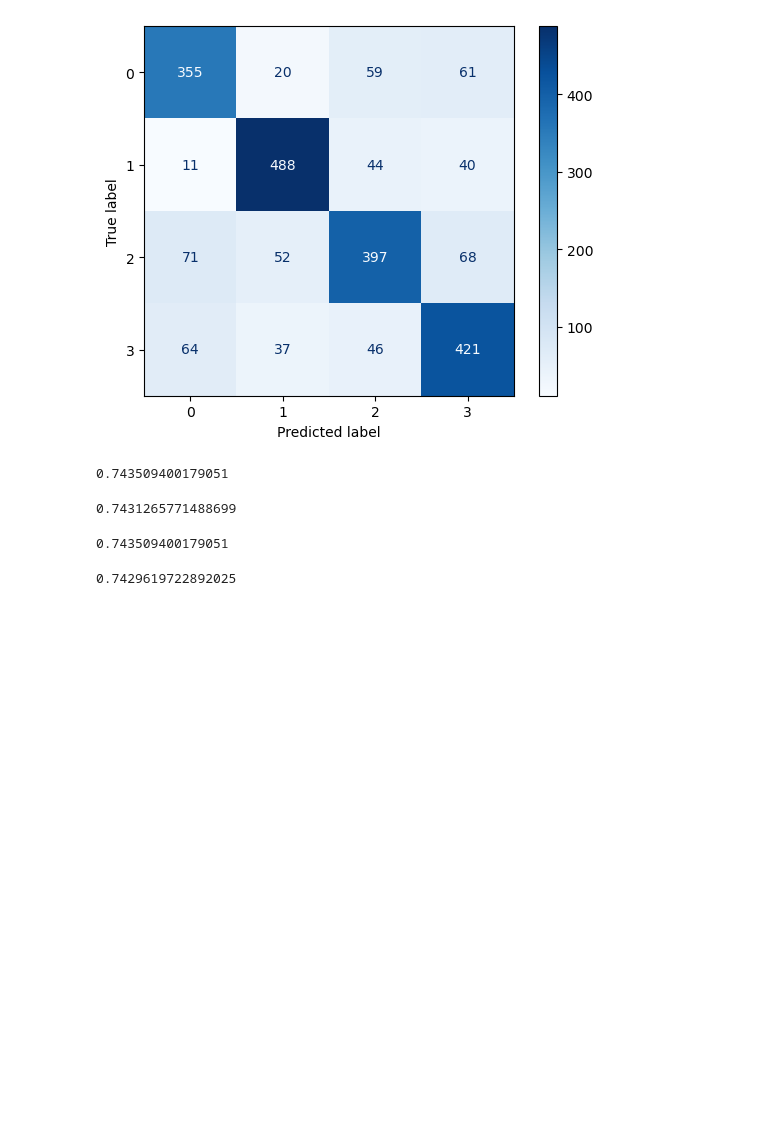
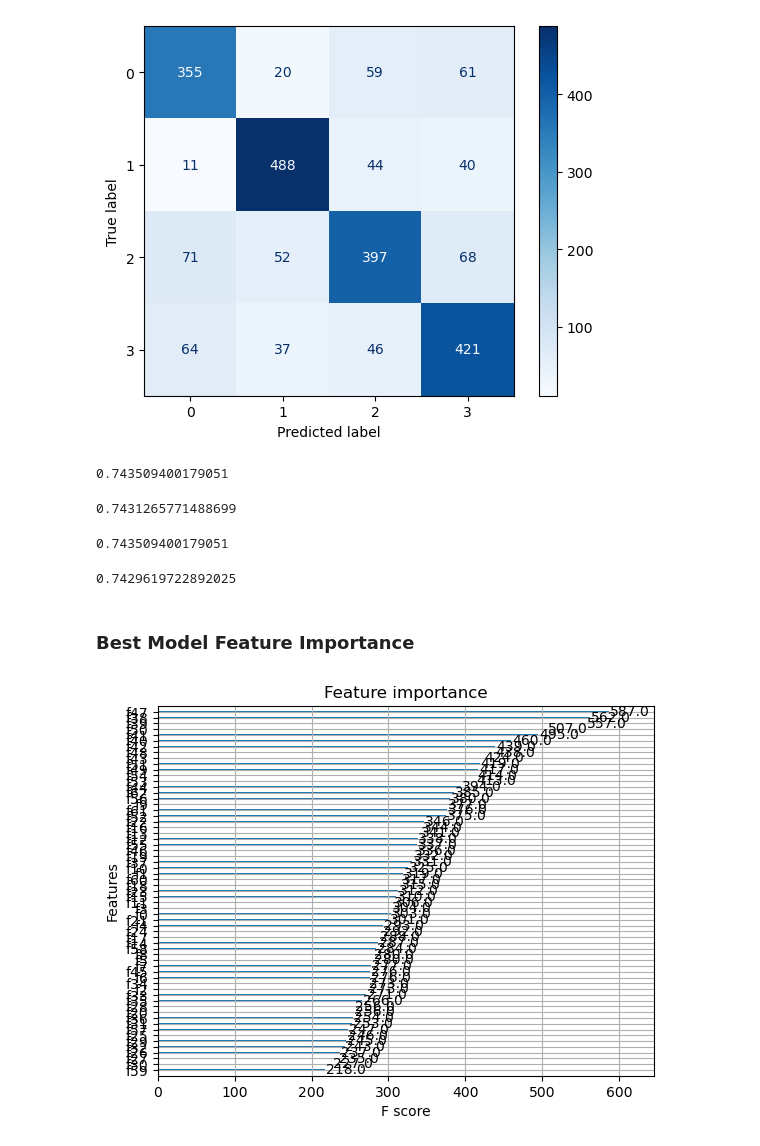
Before and after one commit to ekrueger1217/Music-Genre-Classifier, a Jupyter notebook: Sound_Classifier_Models_2.ipynb, the cells around one changed output. Drawn from its saved outputs; the diff is of its cells as text; code cells hidden in the pictures; blank space fills up the shorter version.

```diff
--- a/Sound_Classifier_Models_2.ipynb
+++ b/Sound_Classifier_Models_2.ipynb
@@ -965,3 +957,11 @@ recall_score(y_test_feat_encoded, y_pred, average='weighted')
 f1_score(y_test_feat_encoded, y_pred, average='weighted')
 # %% [output]
 0.7429619722892025
+# %% [markdown]
+### Best Model Feature Importance
+# %%
+# Plot feature importances
+xgboost.plot_importance(best_model.named_steps['model'], importance_type='weight')
+plt.show()
+# %% [output]
+[figure, added]
```
Also changed, not shown: parts of 32 cells of this notebook, 4 other files.
